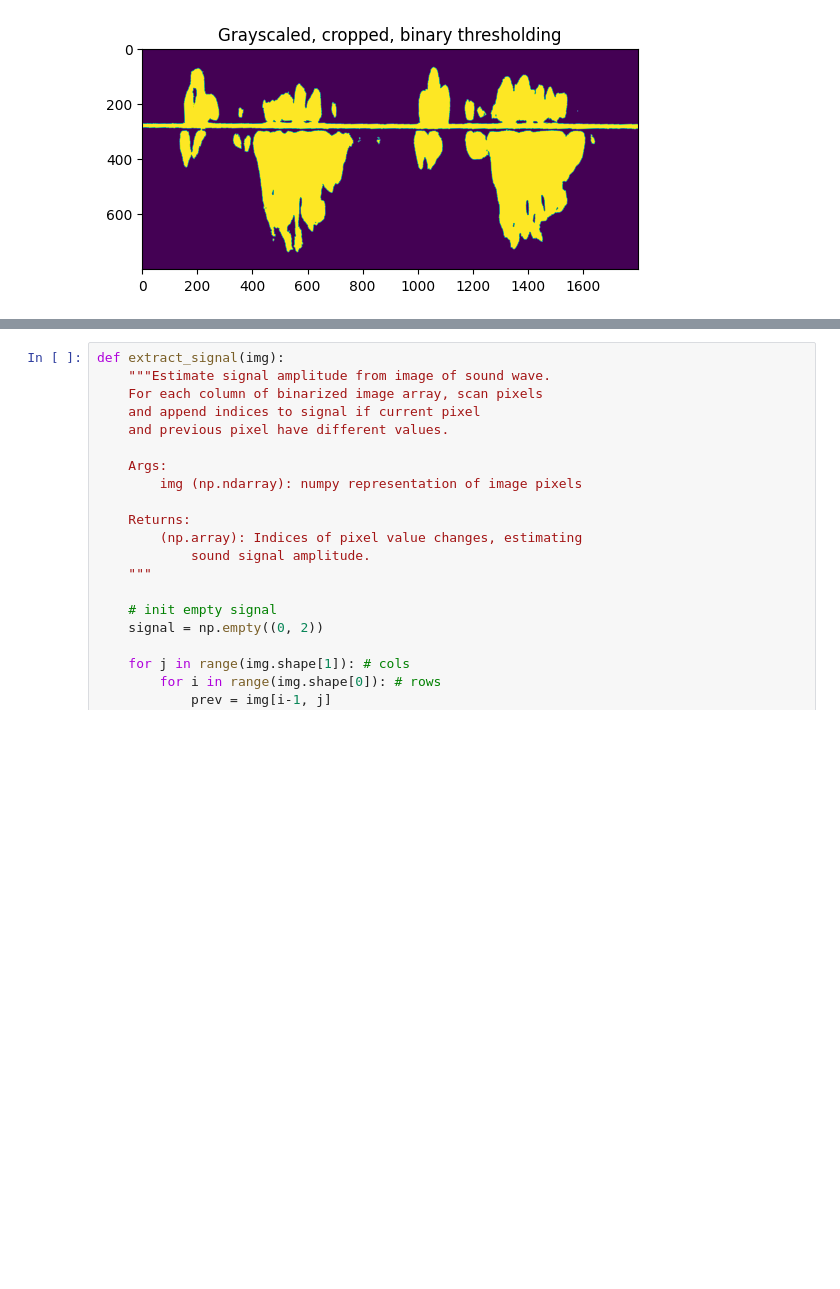
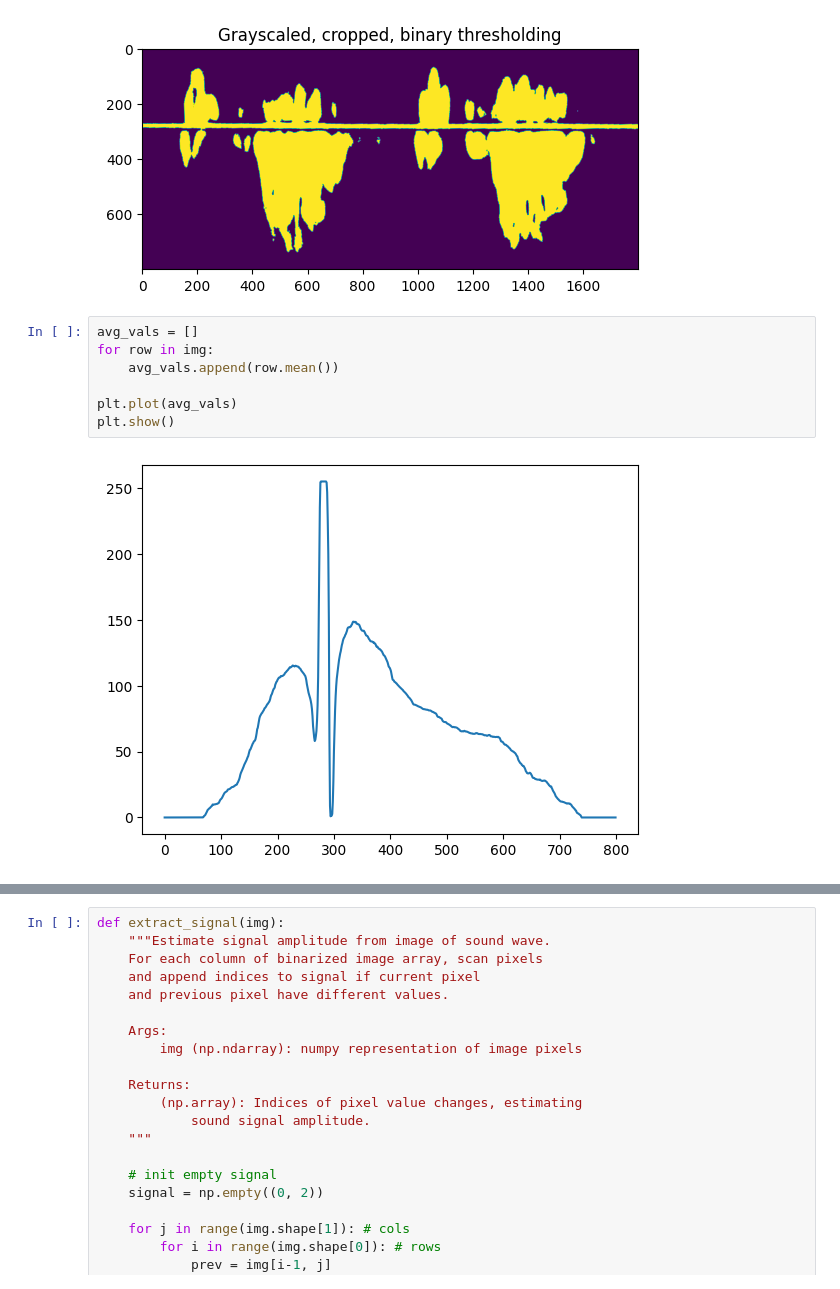
Before and after one commit to nastory/heartbeat, a Jupyter notebook: heartbeat.ipynb, the cells around one changed output, grey strips where cells are left out. Cells and saved outputs as stored; diff of their text form; blank space fills up the shorter version.

```diff
--- a/heartbeat.ipynb
+++ b/heartbeat.ipynb
@@ -44,3 +44,12 @@ plt.imshow(img)
 plt.show()
 # %% [output]
 [figure]
+# %%
+avg_vals = []
+for row in img:
+    avg_vals.append(row.mean())
+
+plt.plot(avg_vals)
+plt.show()
+# %% [output]
+[figure, added]
```
Also changed, not shown: parts of 20 cells of this notebook, 4 other files.
